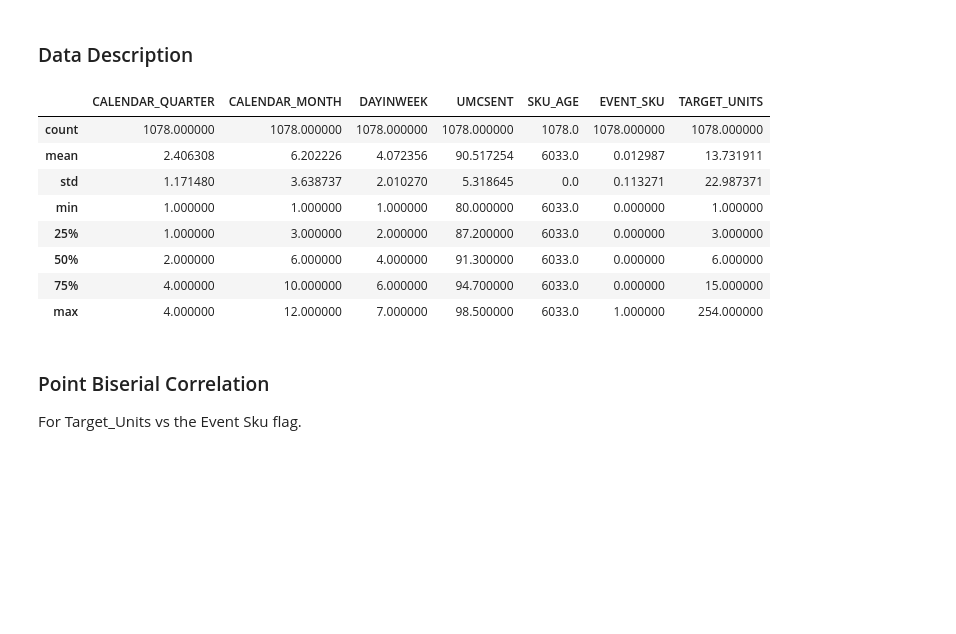
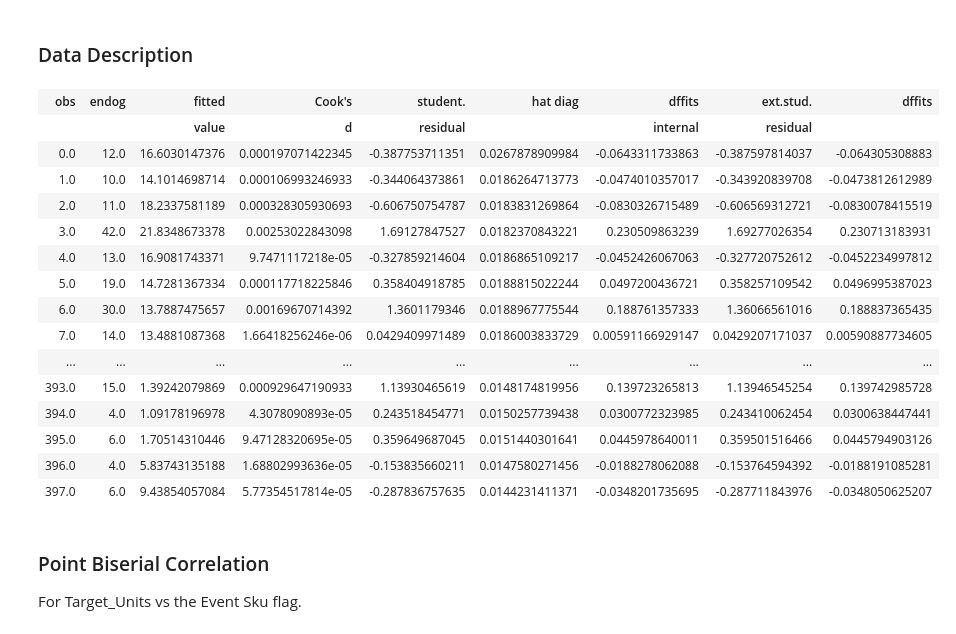
Before and after one commit to FloobtheGreat/IPy_Notebooks, a Jupyter notebook: Analyses/Inventory_Forecasting.ipynb, the cells around one changed output. Drawn from its saved outputs; the diff is of its cells as text; code cells hidden in the pictures; blank space fills up the shorter version.

```diff
--- a/Analyses/Inventory_Forecasting.ipynb
+++ b/Analyses/Inventory_Forecasting.ipynb
@@ -98,17 +108,25 @@ OLS Regression Results
 # %% [markdown]
 ### Data Description
-# %%
-base.describe()
-# %% [output]
-|  | CALENDAR_QUARTER | CALENDAR_MONTH | DAYINWEEK | UMCSENT | SKU_AGE | EVENT_SKU | TARGET_UNITS |
-| count | 1078.000000 | 1078.000000 | 1078.000000 | 1078.000000 | 1078.0 | 1078.000000 | 1078.000000 |
-| mean | 2.406308 | 6.202226 | 4.072356 | 90.517254 | 6033.0 | 0.012987 | 13.731911 |
-| std | 1.171480 | 3.638737 | 2.010270 | 5.318645 | 0.0 | 0.113271 | 22.987371 |
-| min | 1.000000 | 1.000000 | 1.000000 | 80.000000 | 6033.0 | 0.000000 | 1.000000 |
-| 25% | 1.000000 | 3.000000 | 2.000000 | 87.200000 | 6033.0 | 0.000000 | 3.000000 |
-| 50% | 2.000000 | 6.000000 | 4.000000 | 91.300000 | 6033.0 | 0.000000 | 6.000000 |
-| 75% | 4.000000 | 10.000000 | 6.000000 | 94.700000 | 6033.0 | 0.000000 | 15.000000 |
-| max | 4.000000 | 12.000000 | 7.000000 | 98.500000 | 6033.0 | 1.000000 | 254.000000 |
+# %%
+a = model.get_influence()
+a.summary_table()
+# %% [output]
+| obs | endog | fitted | Cook's | student. | hat diag | dffits | ext.stud. | dffits |
+|  |  | value | d | residual |  | internal | residual |  |
+| 0.0 | 12.0 | 16.6030147376 | 0.000197071422345 | -0.387753711351 | 0.0267878909984 | -0.0643311733863 | -0.387597814037 | -0.064305308883 |
+| 1.0 | 10.0 | 14.1014698714 | 0.000106993246933 | -0.344064373861 | 0.0186264713773 | -0.0474010357017 | -0.343920839708 | -0.0473812612989 |
+| 2.0 | 11.0 | 18.2337581189 | 0.000328305930693 | -0.606750754787 | 0.0183831269864 | -0.0830326715489 | -0.606569312721 | -0.0830078415519 |
+| 3.0 | 42.0 | 21.8348673378 | 0.00253022843098 | 1.69127847527 | 0.0182370843221 | 0.230509863239 | 1.69277026354 | 0.230713183931 |
+| 4.0 | 13.0 | 16.9081743371 | 9.7471117218e-05 | -0.327859214604 | 0.0186865109217 | -0.0452426067063 | -0.327720752612 | -0.0452234997812 |
+| 5.0 | 19.0 | 14.7281367334 | 0.000117718225846 | 0.358404918785 | 0.0188815022244 | 0.0497200436721 | 0.358257109542 | 0.0496995387023 |
+| 6.0 | 30.0 | 13.7887475657 | 0.00169670714392 | 1.3601179346 | 0.0188967775544 | 0.188761357333 | 1.36066561016 | 0.188837365435 |
+| 7.0 | 14.0 | 13.4881087368 | 1.66418256246e-06 | 0.0429409971489 | 0.0186003833729 | 0.00591166929147 | 0.0429207171037 | 0.00590887734605 |
+| ... | ... | ... | ... | ... | ... | ... | ... | ... |
+| 393.0 | 15.0 | 1.39242079869 | 0.000929647190933 | 1.13930465619 | 0.0148174819956 | 0.139723265813 | 1.13946545254 | 0.139742985728 |
+| 394.0 | 4.0 | 1.09178196978 | 4.3078090893e-05 | 0.243518454771 | 0.0150257739438 | 0.0300772323985 | 0.243410062454 | 0.0300638447441 |
+| 395.0 | 6.0 | 1.70514310446 | 9.47128320695e-05 | 0.359649687045 | 0.0151440301641 | 0.0445978640011 | 0.359501516466 | 0.0445794903126 |
+| 396.0 | 4.0 | 5.83743135188 | 1.68802993636e-05 | -0.153835660211 | 0.0147580271456 | -0.0188278062088 | -0.153764594392 | -0.0188191085281 |
+| 397.0 | 6.0 | 9.43854057084 | 5.77354517814e-05 | -0.287836757635 | 0.0144231411371 | -0.0348201735695 | -0.287711843976 | -0.0348050625207 |
 # %% [markdown]
 ### Point Biserial Correlation
 For Target_Units vs the Event Sku flag.
```
Also changed, not shown: parts of 7 cells of this notebook, 1 other file.
